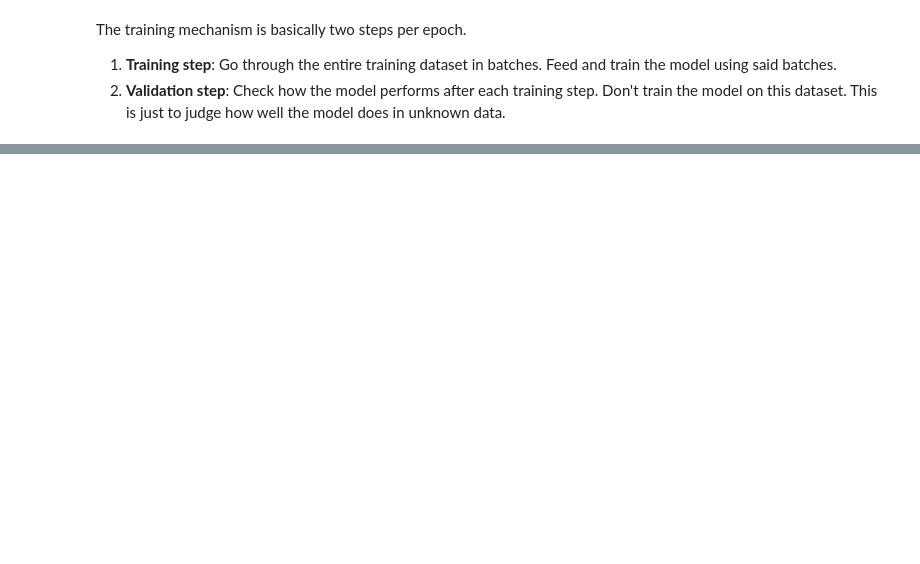
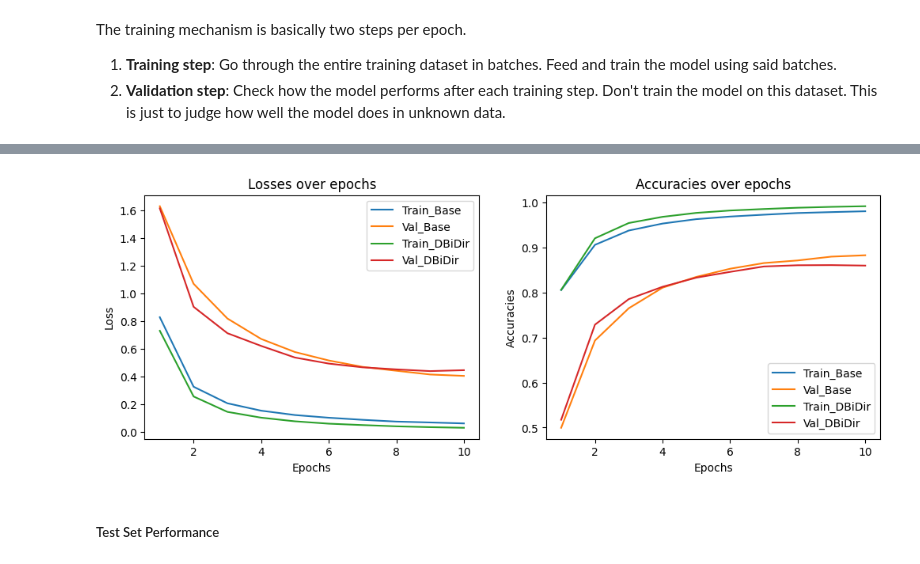
Before and after one commit to Shakleen/POS_Tagging, a Jupyter notebook: code.ipynb, the cells around one changed output, grey strips where cells are left out. Saved outputs shown, nothing was run; the diff lists cells and outputs as text; code cells hidden in the pictures; blank space fills up the shorter version.

```diff
--- a/code.ipynb
+++ b/code.ipynb
@@ -398,0 +489,10 @@ KeyboardInterrupt:
+# %%
+model = PosTagger(num_inputs=NUM_INPUT,
+                  embedding_dim=EMBEDDING_DIM,
+                  num_hiddens=NUM_HIDDENS,
+                  num_outputs=NUM_OUTPUTS,
+                  bidirectional=True,
+                  num_layers=2,
+                  padding_idx=PADDING_IDX)
+# %%
+dbi_losses, dbi_accuracies = train_epochs(model, udpos, MAX_EPOCHS)
@@ -398,0 +517,11 @@ KeyboardInterrupt:
+# %%
+c_losses = combine(losses, dbi_losses)
+c_accuracies = combine(accuracies, dbi_accuracies)
+# %%
+plot_loss_and_accuracy(c_losses, c_accuracies,
+                      ["Train_Base", "Val_Base",
+                       "Train_DBiDir", "Val_DBiDir"])
+# %% [output]
+[figure, added]
+# %% [markdown]
+##### Test Set Performance
```
Also changed, not shown: parts of 32 cells of this notebook, 4 other files.
